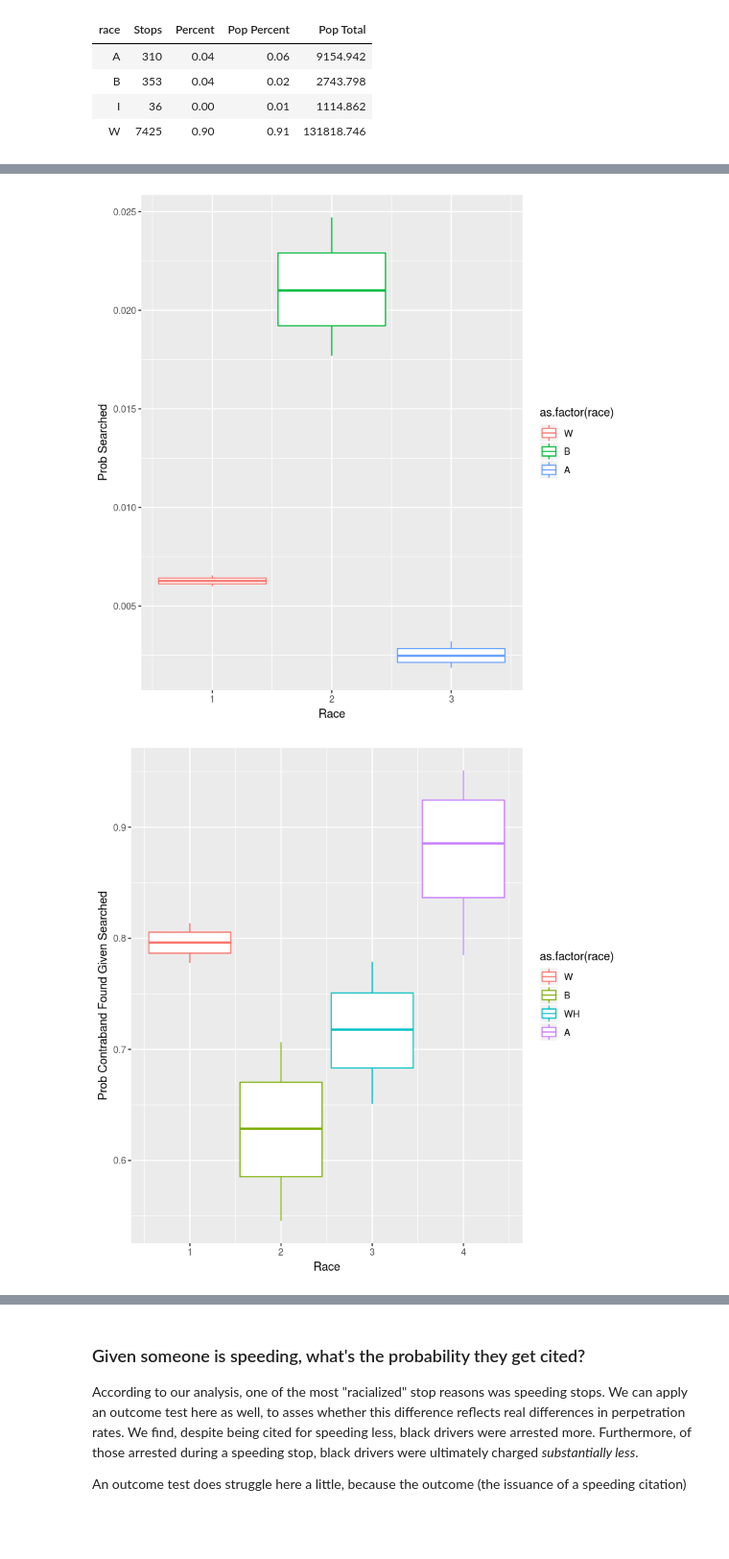
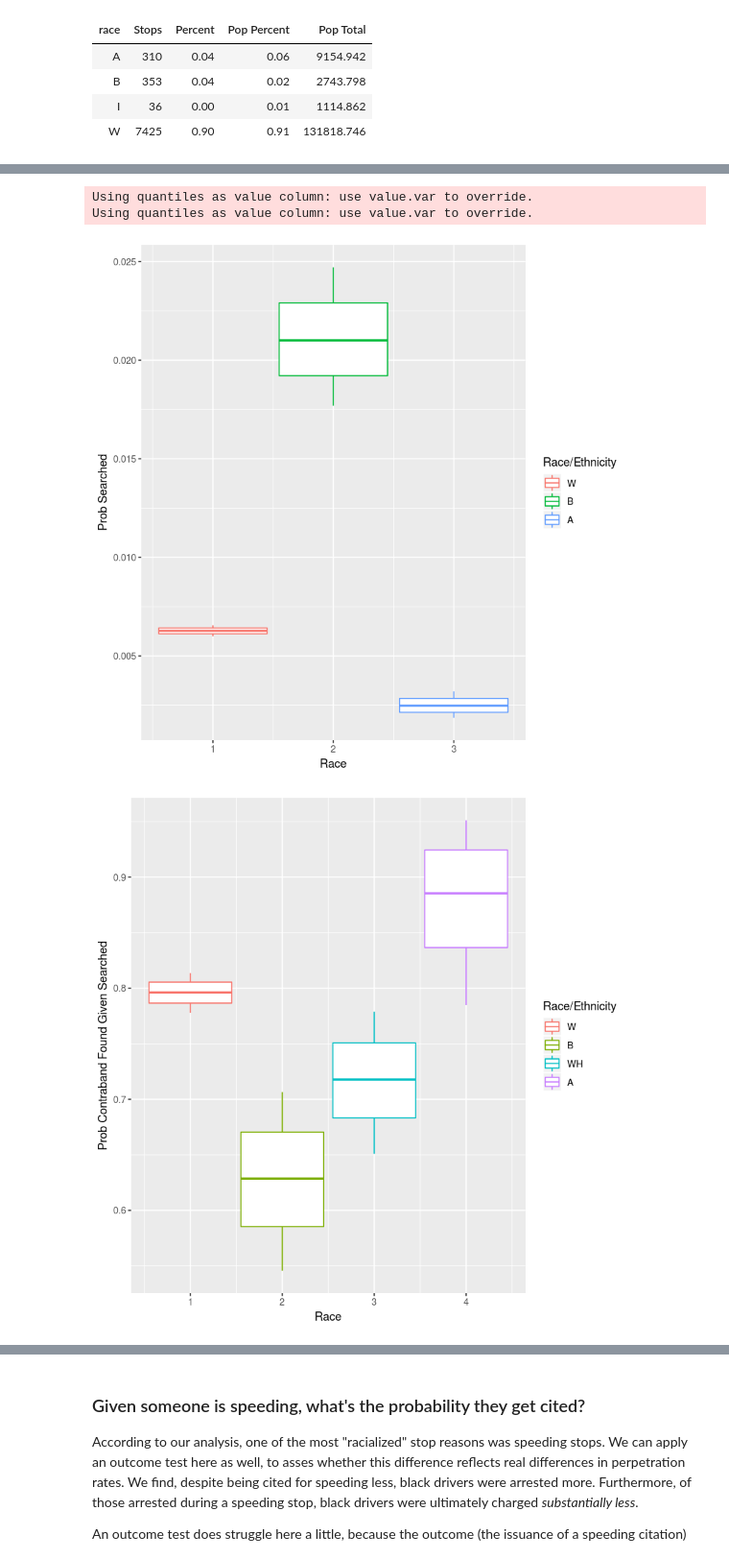
Before and after one commit to community-data-project/boulder-police-2019-analysis, a Jupyter notebook: code/R/First Findings.ipynb, the cells around one changed output, grey strips where cells are left out. Shown: that part at 96% size. Saved outputs shown, nothing was run; the diff lists cells and outputs as text; code cells hidden in the pictures; blank space fills up the shorter version.

```diff
--- a/code/R/First Findings.ipynb
+++ b/code/R/First Findings.ipynb
@@ -171,12 +163,34 @@ plot.posterior = function(post,race.cutoff=100){
                           middle = y50,
                           upper = y75,
                           ymax = y100), stat = "identity") +
-        xlab('Race') + ylab('Posterior Density') + theme(legend.title='')
+        xlab('Race') + ylab('Posterior Density') + labs(color='Race/Ethnicity')
     p %>% return
 }
 
 # a quick example of the output of this methodology
-test.outcome = rbinom(50,1,.4)
-test.post = function(q,r) {binom.posterior(q,test.outcome)}
-plot.posterior(test.post, race.cutoff=100) + ylab('Probability of Event Occurring')
+
+n = 50
+p.w = .2
+p.wh = p.w + .5
+outcome.w = rbinom(n,1,p.w)
+outcome.wh = rbinom(n,1,p.wh)
+
+test.post = function(q,r) {
+    if (r=='W'){
+        binom.posterior(q,outcome.w) %>% return
+        }
+
+    else if (r=='WH'){
+        binom.posterior(q,outcome.wh) %>% return
+        #0 %>% return
+    }
+
+    else{
+        0 %>% return
+    }
+
+
+}
+
+suppressMessages(print(plot.posterior(test.post, race.cutoff=100) + ylim(c(0,1)) + ylab('Probability of Event Occurring')))
 # %% [output]
@@ -447,6 +464,14 @@ prob.cont.given.searched.noconsent = function(x,r){ dat %>%
                                             return }
 
 
+n.w = dat %>% mutate(rpt3.search=not(rpt3.no.search|rpt3..no.search) ) %>% filter(raceethn=='W' & rpt3.search==1) %>% nrow
+p.w = dat %>% mutate(rpt3.search=not(rpt3.no.search|rpt3..no.search) ) %>% filter(raceethn=='W' & rpt3.search==1 & rpt5.nothing.seized==0) %>% nrow
+
+n.b = dat %>% mutate(rpt3.search=not(rpt3.no.search|rpt3..no.search) ) %>% filter(raceethn=='B' & rpt3.search==1) %>% nrow
+k.b = dat %>% mutate(rpt3.search=not(rpt3.no.search|rpt3..no.search) ) %>% filter(raceethn=='B' & rpt3.search==1& rpt5.nothing.seized==0) %>% nrow
+print('"Unnecessary" searches of black individuals:')
+print(n.b - k.b/p.w)
+
 plot.posterior(prob.searched.by.race) + ylab('Prob Searched')
 plot.posterior(prob.cont.given.searched) + ylab('Prob Contraband Found Given Searched')
 # %% [output]
@@ -455,3 +480,5 @@ Using quantiles as value column: use value.var to override.
+Using quantiles as value column: use value.var to override.
+Using quantiles as value column: use value.var to override.
-[figure, old version]
+[figure, new version]
-[figure, old version]
+[figure, new version]
 # %% [markdown]
```
Also changed, not shown: parts of 17 cells of this notebook.
